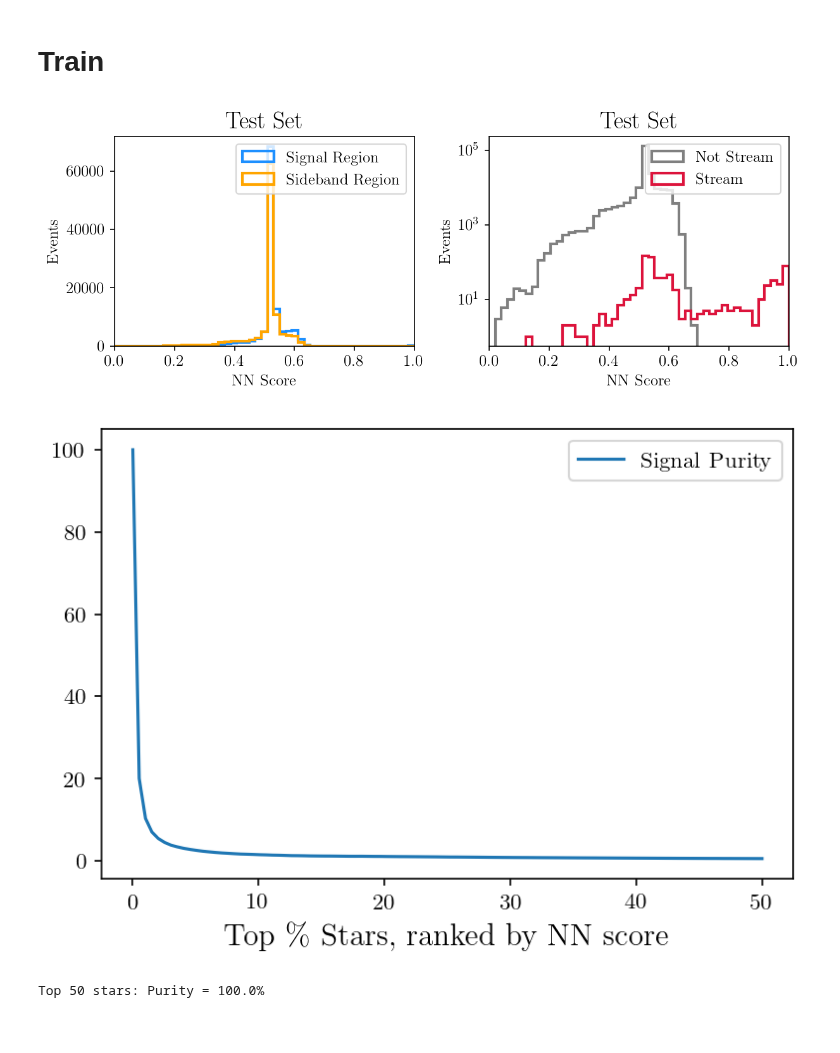
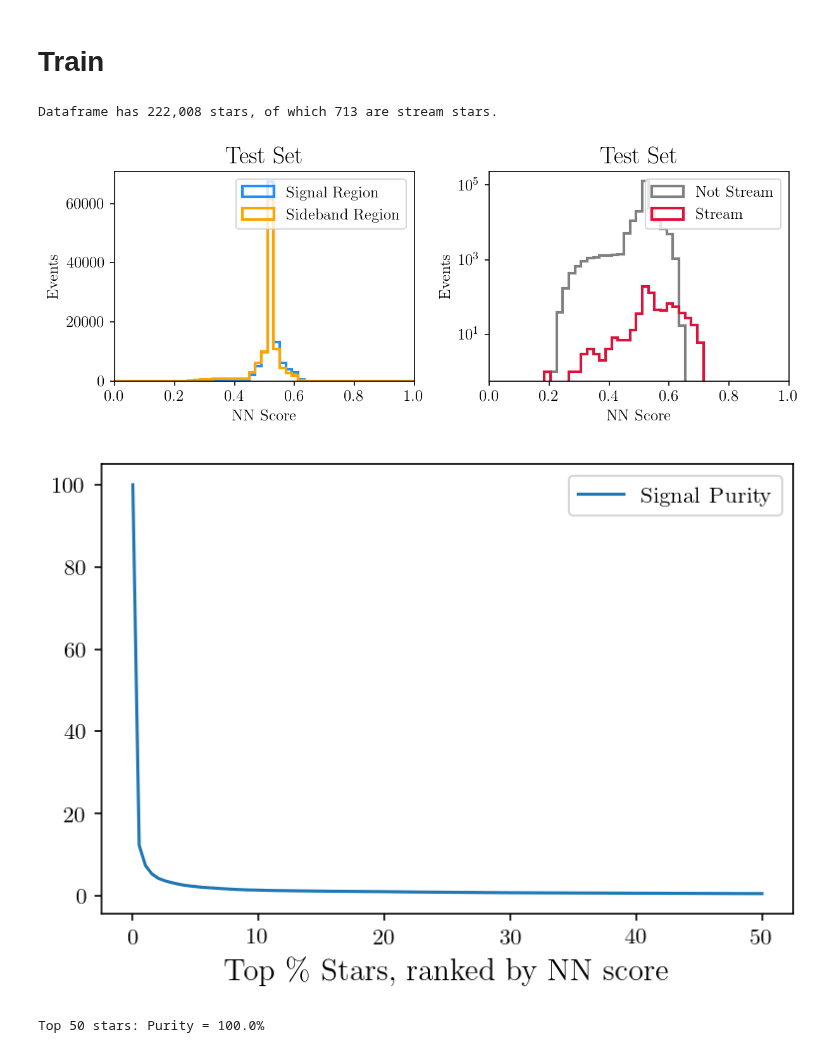
Before and after one commit to hep-lbdl/GaiaCWoLa, a Jupyter notebook: notebooks/Example_Finding_Mock_Stream.ipynb, the cells around one changed output. Cells and saved outputs as stored; diff of their text form; code cells hidden in the pictures.

Commit message:
More streamlining, done with refreshing the GD1 core and mock stream notebooks

```diff
--- a/notebooks/Example_Finding_Mock_Stream.ipynb
+++ b/notebooks/Example_Finding_Mock_Stream.ipynb
@@ -49,21 +36,27 @@ f_sig = 668.7X f_sideband.
 [figure]
 # %% [markdown]
 # Train
+# %%
+print("Dataframe has {:,} stars, of which {:,} are stream stars.".format(
+    len(df),
+    len(df[df.stream])))
+# %% [output]
+Dataframe has 222,008 stars, of which 713 are stream stars.
 # %%
 tf.keras.backend.clear_session()
 
 test = train(df,
       save_folder = "mock",
       n_folds = 5,
       best_of_n_loops = 3,
       layer_size = 32,
-      batch_size = 1000,
+      batch_size = 10000,
       dropout = 0.2,
       epochs = 100,
       patience = 30,
       verbose = False,
             )
 # %% [output]
-[figure, old version]
+[figure, new version]
-[figure, old version]
+[figure, new version]
 Top 50 stars: Purity = 100.0%
```
Also changed, not shown: parts of 3 cells of this notebook, 4 other files.
